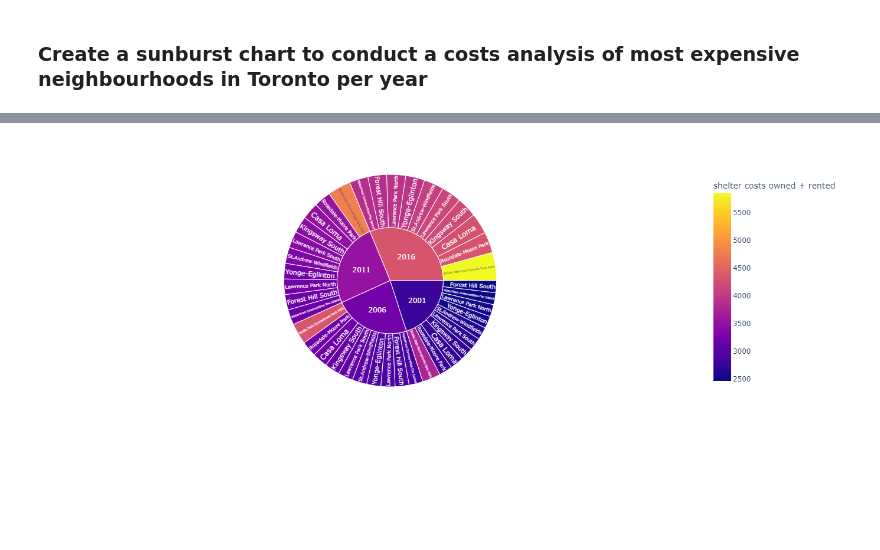
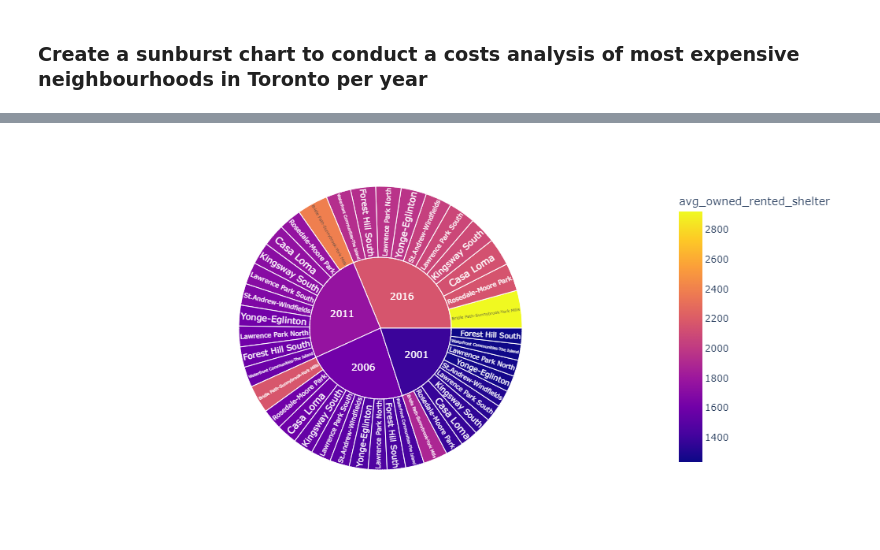
Before and after one commit to Tanobuon/pyviz_homework, a Jupyter notebook: Starter_Code/rental_analysis.ipynb, the cells around one changed output, grey strips where cells are left out. Drawn from its saved outputs; the diff is of its cells as text; code cells hidden in the pictures; blank space fills up the shorter version.

```diff
--- a/Starter_Code/rental_analysis.ipynb
+++ b/Starter_Code/rental_analysis.ipynb
@@ -352,13 +352,13 @@ fig1.show()
 # %%
 # Fetch the data from all expensive neighbourhoods per year.
 
-sum_columns = to_data_reset["shelter_costs_owned"] + to_data_reset["shelter_costs_rented"]
-to_data_reset["shelter costs owned + rented"] = sum_columns
+avg_owned_rented_shelter = (to_data_reset["shelter_costs_owned"] + to_data_reset["shelter_costs_rented"] ) / 2
+to_data_reset["avg_owned_rented_shelter"] = avg_owned_rented_shelter
 
-most_exp_2001 = to_data_reset.loc[to_data_reset["year"] == 2001].sort_values("shelter costs owned + rented", ascending=False).iloc[0:10]
-most_exp_2006 = to_data_reset.loc[to_data_reset["year"] == 2006].sort_values("shelter costs owned + rented", ascending=False).iloc[0:10]
-most_exp_2011 = to_data_reset.loc[to_data_reset["year"] == 2011].sort_values("shelter costs owned + rented", ascending=False).iloc[0:10]
-most_exp_2016 = to_data_reset.loc[to_data_reset["year"] == 2016].sort_values("shelter costs owned + rented", ascending=False).iloc[0:10]
+most_exp_2001 = to_data_reset.loc[to_data_reset["year"] == 2001].sort_values("avg_owned_rented_shelter", ascending=False).iloc[0:10]
+most_exp_2006 = to_data_reset.loc[to_data_reset["year"] == 2006].sort_values("avg_owned_rented_shelter", ascending=False).iloc[0:10]
+most_exp_2011 = to_data_reset.loc[to_data_reset["year"] == 2011].sort_values("avg_owned_rented_shelter", ascending=False).iloc[0:10]
+most_exp_2016 = to_data_reset.loc[to_data_reset["year"] == 2016].sort_values("avg_owned_rented_shelter", ascending=False).iloc[0:10]
 
 most_exp_df = pd.concat([most_exp_2001, most_exp_2006, most_exp_2011, most_exp_2016], axis="rows", join="inner")
 
@@ -384,7 +384,7 @@ most_exp_df.head(50)
 | 542 | 2016 | Waterfront Communities-The Island | 255 | 39265 | 0 | ... |
 # %%
 # Create the sunburst chart
-fig2 = px.sunburst(most_exp_df, values="shelter costs owned + rented", color="shelter costs owned + rented", path=["year", "neighbourhood" ], height=500)
+fig2 = px.sunburst(most_exp_df, values="avg_owned_rented_shelter", color="avg_owned_rented_shelter", path=["year", "neighbourhood" ], height=500)
 fig2.show()
 # %% [output]
-[figure, old version]
+[figure, new version]
```
Also changed, not shown: parts of 2 cells of this notebook.
